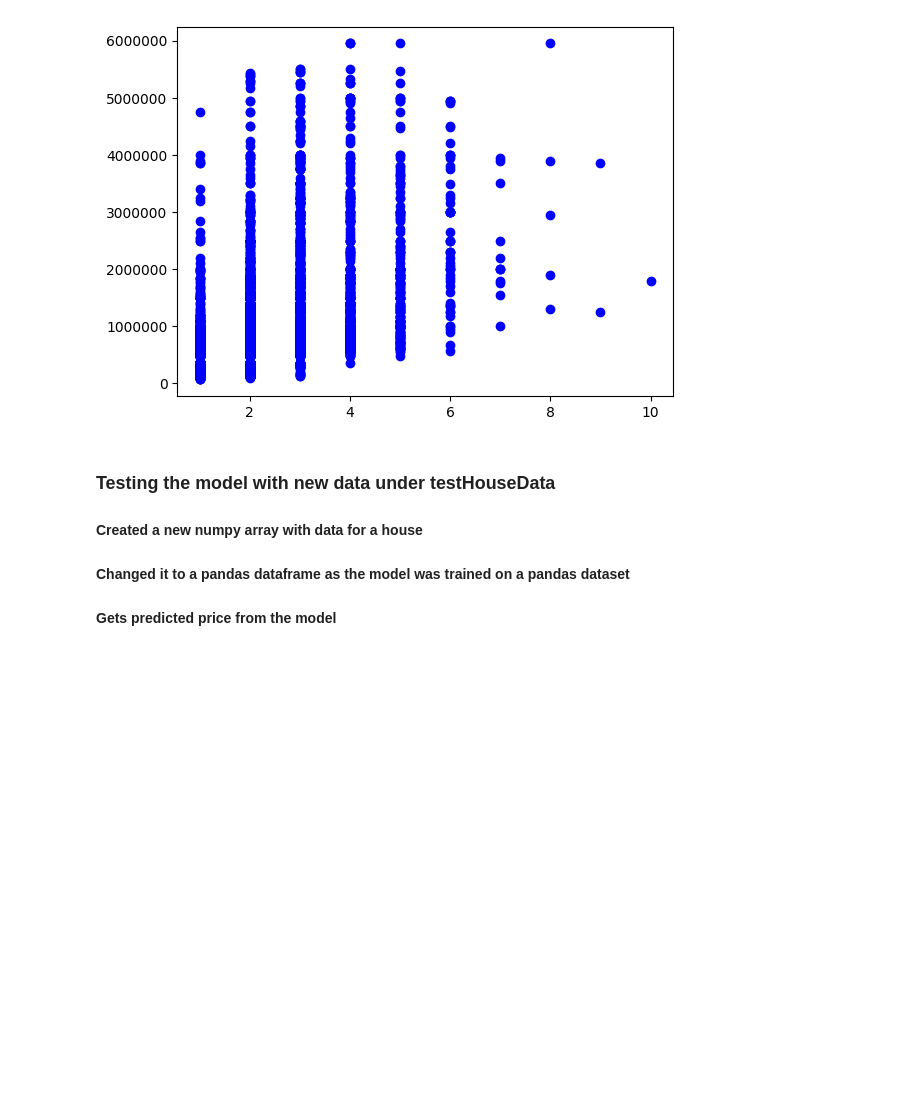
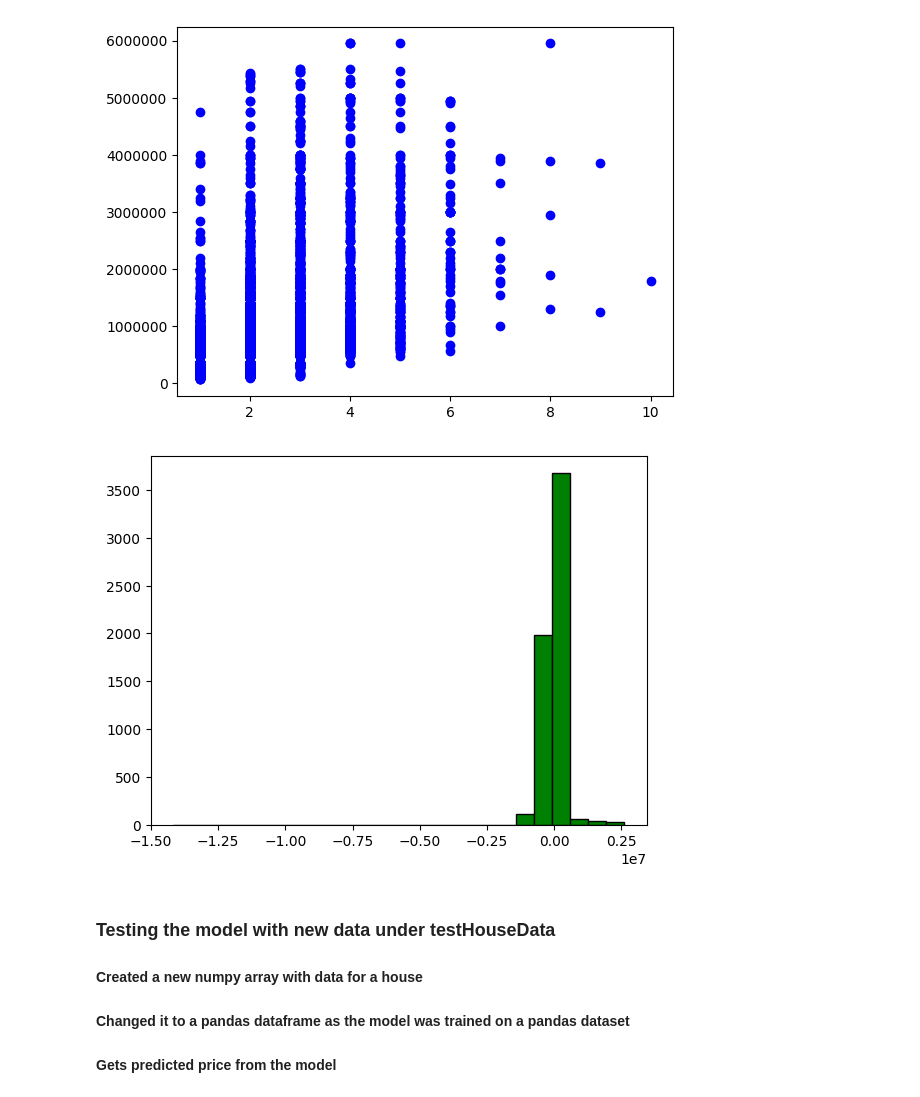
Before and after one commit to TyLou28/LDN-House-Future-Predictor, a Jupyter notebook: house.ipynb, the cells around one changed output. Cells and saved outputs as stored; diff of their text form; code cells hidden in the pictures; blank space fills up the shorter version.

Commit message:
Added histogram to show residual errors in the models predictions

```diff
--- a/house.ipynb
+++ b/house.ipynb
@@ -68,6 +68,13 @@ plt.scatter(X_test['Bedrooms'], y_test, c='blue')
 # %% [output]
 <matplotlib.collections.PathCollection at 0x...>
 [figure]
+# %%
+residualErrors = y_test - y_pred
+
+plt.hist(residualErrors, bins=25, color='green', edgecolor='black')
+plt.show()
+# %% [output]
+[figure, added]
 # %% [markdown]
 ### Testing the model with new data under testHouseData
 #### Created a new numpy array with data for a house
```
